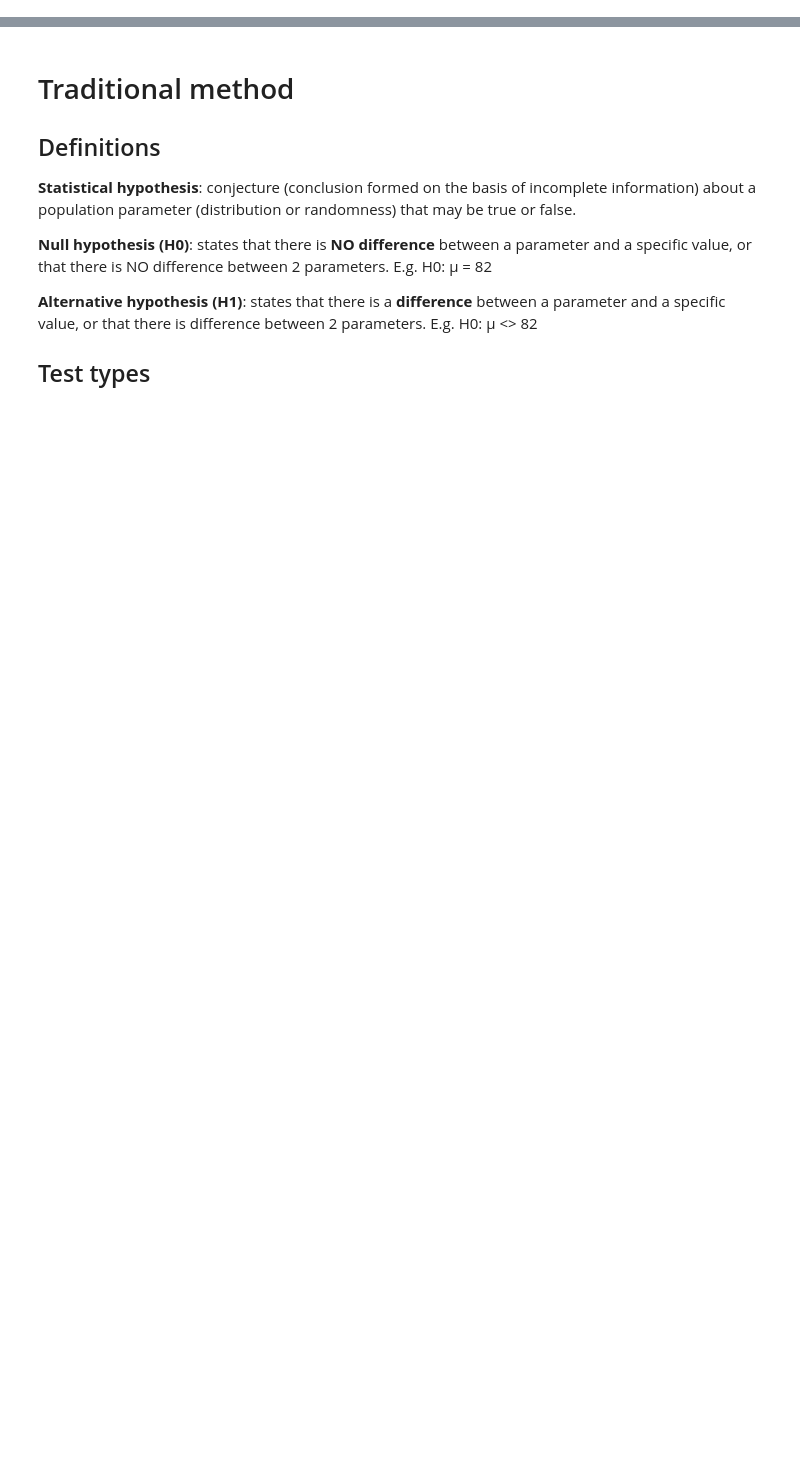
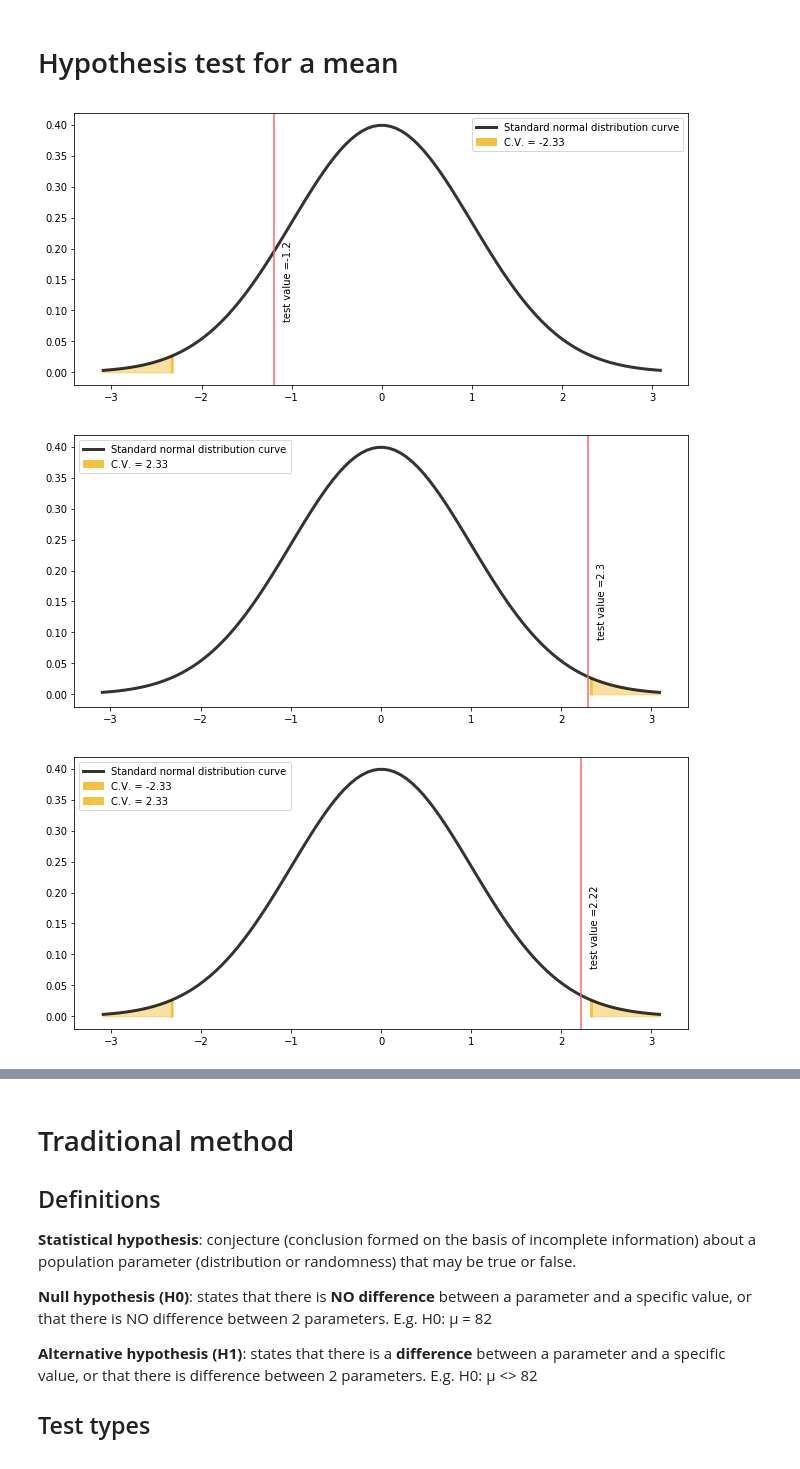
Before and after one commit to BelgianPotato/Statistics, a Jupyter notebook: Chapter 8. Hypothesis Testing.ipynb, the cells around one changed output, grey strips where cells are left out. Cells and saved outputs as stored; diff of their text form; code cells hidden in the pictures; blank space fills up the shorter version.

```diff
--- a/Chapter 8. Hypothesis Testing.ipynb
+++ b/Chapter 8. Hypothesis Testing.ipynb
@@ -11,0 +144,2 @@ import math
+# %% [markdown]
+# Hypothesis test for a mean
@@ -12,3 +336,28 @@ import math
+# %%
+# left-tailed
+display_probability_density_chart(
+    cv_left=-2.33,
+    cv_right=None,
+    test_value=-1.2,
+)
+
+# right-tailed
+display_probability_density_chart(
+    cv_left=None,
+    cv_right=2.33,
+    test_value=2.3,
+)
+
+# two-tailed
+display_probability_density_chart(
+    cv_left=-2.33,
+    cv_right=2.33,
+    test_value=2.22,
+)
+# %% [output]
+[figure, added]
+[figure, added]
+[figure, added]
 # %% [markdown]
 # Introduction
 
```
Also changed, not shown: parts of 20 cells of this notebook.
